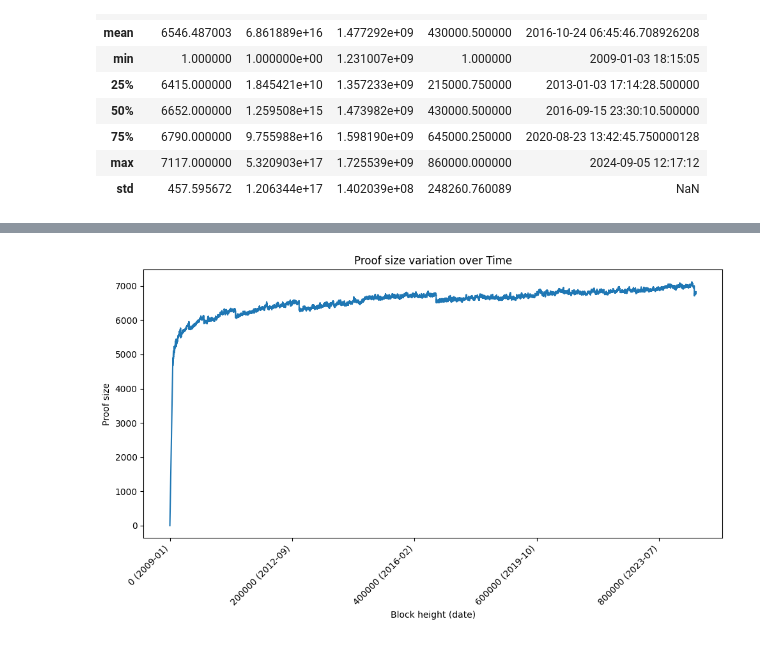
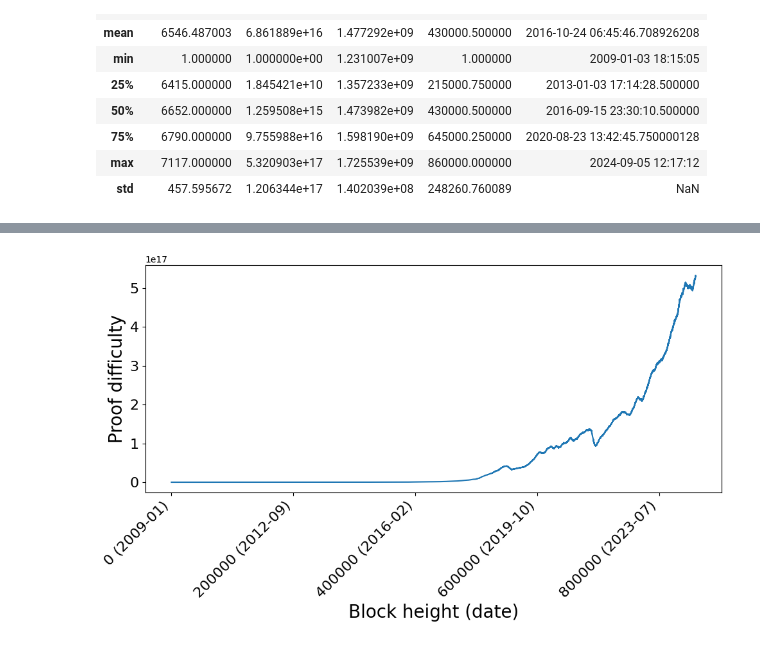
Before and after one commit to loicmiller/variable-mls, a Jupyter notebook: analysis/plots.ipynb, the cells around one changed output, grey strips where cells are left out. Saved outputs shown, nothing was run; the diff lists cells and outputs as text; code cells hidden in the pictures.

```diff
--- a/analysis/plots.ipynb
+++ b/analysis/plots.ipynb
@@ -159,27 +242,29 @@ plt.show()
 # %%
 # Plot target over time
 plt.figure(figsize=(10, 6))
-sns.lineplot(x=df['height'], y=df['proof_size'], estimator=None, sort=False)
+sns.lineplot(x=df['height'], y=df['proof_score'], estimator=None, sort=False)
 
-plt.title('Proof size variation over Time')
-plt.xlabel('Block height (date)')
-plt.ylabel('Proof size')
+plt.xlabel('Block height (date)', size=20)
+plt.ylabel('Proof difficulty', size=20)
 
 # Change x-axis labels to include date
 orig_x_labels = plt.gca().get_xticklabels() # Get the existing tick labels
 orig_x_labels.pop(0) # Pop first element which is irrelevant (-100000)
 heights = [int(label.get_text().split()[0]) for label in orig_x_labels] # Retrieve the corresponding heights for the tick labels
 heights.insert(0, 0) # Add relevant popped label back into heights (0)
 corresponding_dates = [] # Find the corresponding dates for the heights
 for height in heights:
     idx = df['height'].sub(height).abs().idxmin()
     corresponding_dates.append(df.loc[idx, 'timestamp_dt'])
 new_labels = [f"{height} ({date.strftime('%Y-%m')})" for height, date in zip(heights, corresponding_dates)] # Combine the heights and corresponding dates into new tick labels
 plt.gca().set_xticklabels(new_labels, rotation=45, ha='right')  # Set the new tick labels and rotate the labels by 45 degrees and align to the right
 
+plt.xticks(fontsize=16)
+plt.yticks(fontsize=16)
+
 plt.grid(False)
 plt.tight_layout()
-plt.savefig("proof-size-variation-over-time.pdf", format="pdf")
+plt.savefig("proof-difficulty-variation-over-time.pdf", format="pdf")
 plt.show()
 # %% [output]
-[figure, old version]
+[figure, new version]
```
Also changed, not shown: parts of 6 cells of this notebook, 7 other files.
